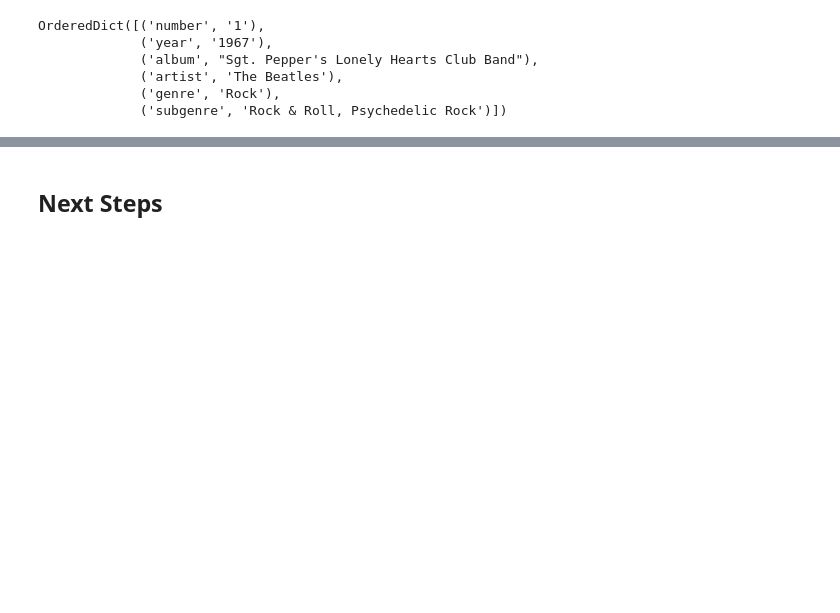
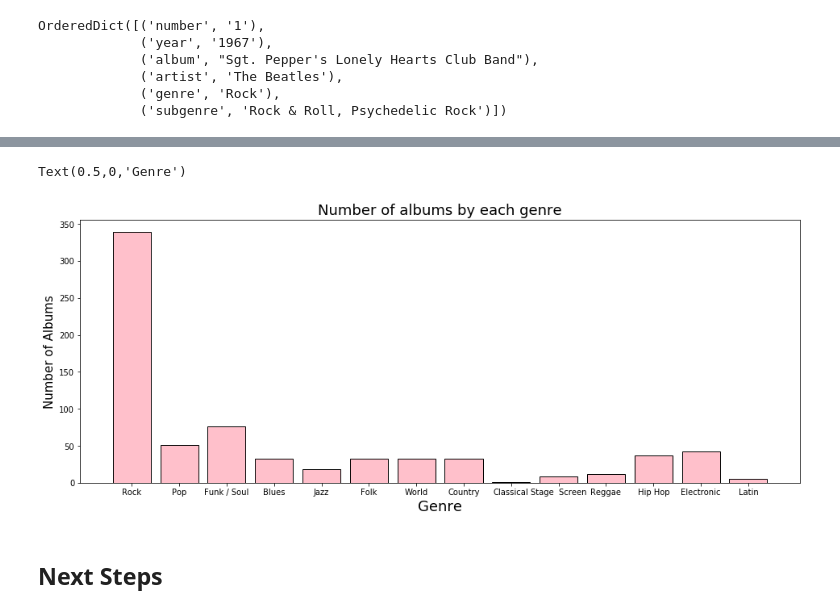
Before and after one commit to vanitoz/nyc-mhtn-ds-120720-lectures, a Jupyter notebook: Phase_1/rolling-stones/index.ipynb, the cells around one changed output, grey strips where cells are left out. Saved outputs shown, nothing was run; the diff lists cells and outputs as text; code cells hidden in the pictures; blank space fills up the shorter version.

```diff
--- a/Phase_1/rolling-stones/index.ipynb
+++ b/Phase_1/rolling-stones/index.ipynb
@@ -129,3 +231,21 @@ def find_by_ranks(rank_1,rank_2):
+# %%
+genres_dict ={}
+
+for genre in genres_list:
+    if genre in genres_dict:
+        genres_dict[genre]+=1
+    else:
+        genres_dict[genre]=1
+
+fig, ax = plt.subplots(figsize=(16,6))
+ax.bar(genres_dict.keys() ,genres_dict.values(), color='pink', edgecolor= 'black', align='center')
+ax.set_title('Number of albums by each genre', size=18)
+ax.set_ylabel('Number of Albums', size=15)
+ax.set_xlabel('Genre', size= 18)
+#ax.set_xticklabels(set(genres_list), rotation =45)
+# %% [output]
+Text(0.5,0,'Genre')
+[figure, added]
 # %% [markdown]
 
 ## Next Steps
```
Also changed, not shown: parts of 54 cells of this notebook, 4 other files.
